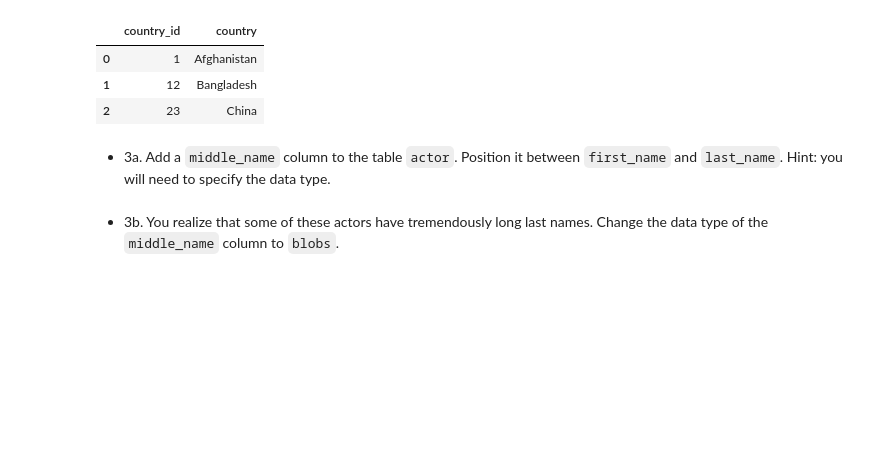
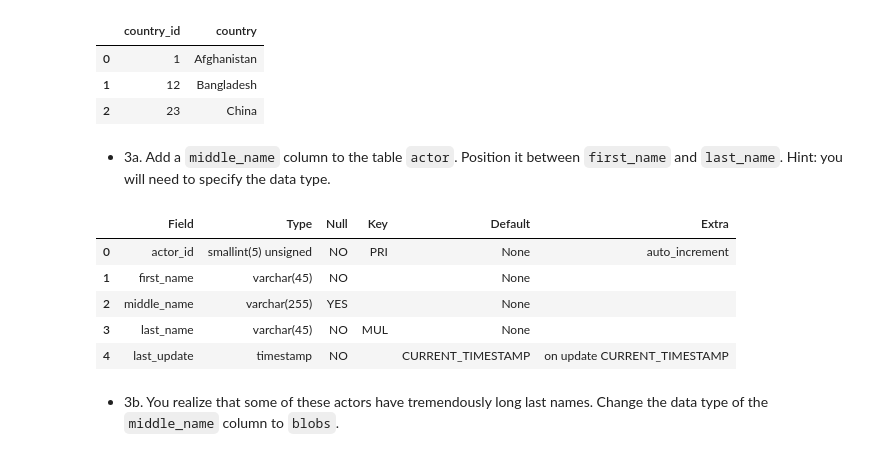
Before and after one commit to feng443/RUDSWeek10MySQL, a Jupyter notebook: RUDSWeek10MySQL.ipynb, the cells around one changed output. Drawn from its saved outputs; the diff is of its cells as text; code cells hidden in the pictures; blank space fills up the shorter version.

```diff
--- a/RUDSWeek10MySQL.ipynb
+++ b/RUDSWeek10MySQL.ipynb
@@ -240,10 +267,18 @@ session.query(
 # %%
 engine.execute('''
 alter table actor
-add column middle_name varchar(255) after first_name
+add column middle_name varchar(255)
+    after first_name
 '''
 )
 pd.read_sql('desc actor', engine)
+# %% [output]
+|  | Field | Type | Null | Key | Default | Extra |
+| 0 | actor_id | smallint(5) unsigned | NO | PRI | None | auto_increment |
+| 1 | first_name | varchar(45) | NO |  | None |  |
+| 2 | middle_name | varchar(255) | YES |  | None |  |
+| 3 | last_name | varchar(45) | NO | MUL | None |  |
+| 4 | last_update | timestamp | NO |  | CURRENT_TIMESTAMP | on update CURRENT_TIMESTAMP |
 # %% [markdown]
 * 3b. You realize that some of these actors have tremendously long last names. Change the data type of the `middle_name` column to `blobs`.
 # %%
```
Also changed, not shown: parts of 31 cells of this notebook.
